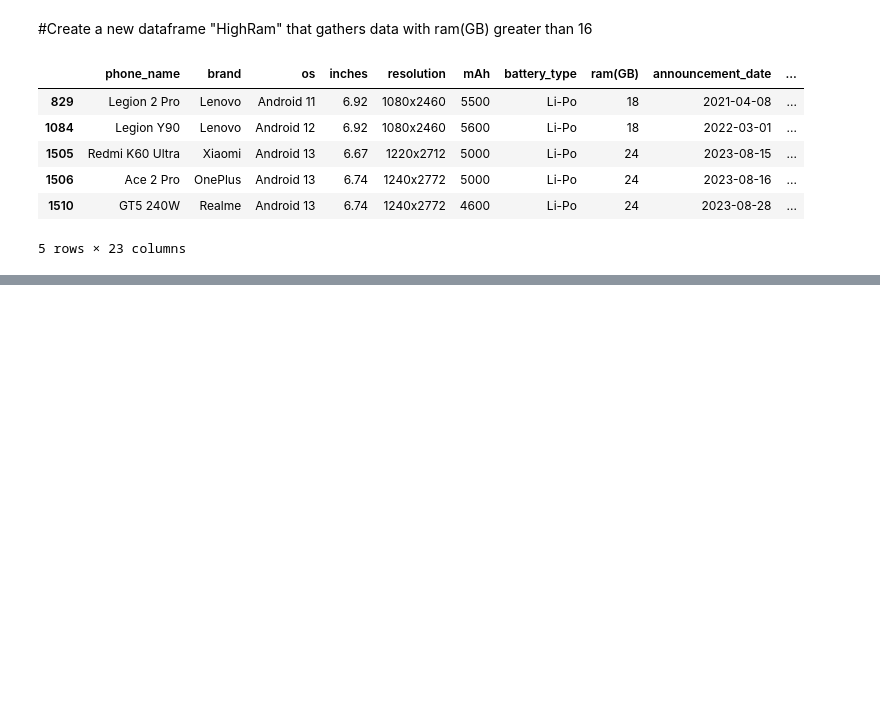
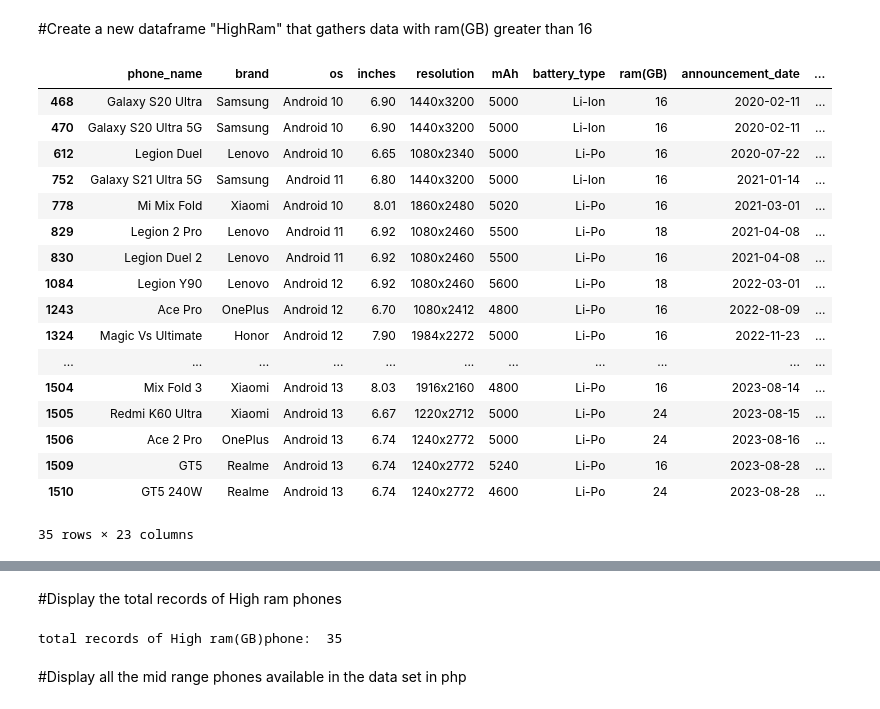
Before and after one commit to johnadornado/CPE-311, a Jupyter notebook: Seatwork_6_1_Exploratory_Data_Analysis_on_Your_Own_Dataset_.ipynb, the cells around one changed output, grey strips where cells are left out. Cells and saved outputs as stored; diff of their text form; code cells hidden in the pictures; blank space fills up the shorter version.

```diff
--- a/Seatwork_6_1_Exploratory_Data_Analysis_on_Your_Own_Dataset_.ipynb
+++ b/Seatwork_6_1_Exploratory_Data_Analysis_on_Your_Own_Dataset_.ipynb
@@ -167,14 +172,25 @@ p_data
 #Create a new dataframe "HighRam" that gathers data with ram(GB) greater than 16
 # %%
 p_data = pd.DataFrame(p_data)
-HighRam = p_data[p_data['ram(GB)'] > 16].copy()
+HighRam = p_data[p_data['ram(GB)'] >= 15].copy()
 
 HighRam
 # %% [output]
 |  | phone_name | brand | os | inches | resolution | mAh | battery_type | ram(GB) | announcement_date | ... |
+| 468 | Galaxy S20 Ultra | Samsung | Android 10 | 6.90 | 1440x3200 | 5000 | Li-Ion | 16 | 2020-02-11 | ... |
+| 470 | Galaxy S20 Ultra 5G | Samsung | Android 10 | 6.90 | 1440x3200 | 5000 | Li-Ion | 16 | 2020-02-11 | ... |
+| 612 | Legion Duel | Lenovo | Android 10 | 6.65 | 1080x2340 | 5000 | Li-Po | 16 | 2020-07-22 | ... |
+| 752 | Galaxy S21 Ultra 5G | Samsung | Android 11 | 6.80 | 1440x3200 | 5000 | Li-Ion | 16 | 2021-01-14 | ... |
+| 778 | Mi Mix Fold | Xiaomi | Android 10 | 8.01 | 1860x2480 | 5020 | Li-Po | 16 | 2021-03-01 | ... |
 | 829 | Legion 2 Pro | Lenovo | Android 11 | 6.92 | 1080x2460 | 5500 | Li-Po | 18 | 2021-04-08 | ... |
+| 830 | Legion Duel 2 | Lenovo | Android 11 | 6.92 | 1080x2460 | 5500 | Li-Po | 16 | 2021-04-08 | ... |
 | 1084 | Legion Y90 | Lenovo | Android 12 | 6.92 | 1080x2460 | 5600 | Li-Po | 18 | 2022-03-01 | ... |
+| 1243 | Ace Pro | OnePlus | Android 12 | 6.70 | 1080x2412 | 4800 | Li-Po | 16 | 2022-08-09 | ... |
+| 1324 | Magic Vs Ultimate | Honor | Android 12 | 7.90 | 1984x2272 | 5000 | Li-Po | 16 | 2022-11-23 | ... |
+| ... | ... | ... | ... | ... | ... | ... | ... | ... | ... | ... |
+| 1504 | Mix Fold 3 | Xiaomi | Android 13 | 8.03 | 1916x2160 | 4800 | Li-Po | 16 | 2023-08-14 | ... |
 | 1505 | Redmi K60 Ultra | Xiaomi | Android 13 | 6.67 | 1220x2712 | 5000 | Li-Po | 24 | 2023-08-15 | ... |
 | 1506 | Ace 2 Pro | OnePlus | Android 13 | 6.74 | 1240x2772 | 5000 | Li-Po | 24 | 2023-08-16 | ... |
+| 1509 | GT5 | Realme | Android 13 | 6.74 | 1240x2772 | 5240 | Li-Po | 16 | 2023-08-28 | ... |
 | 1510 | GT5 240W | Realme | Android 13 | 6.74 | 1240x2772 | 4600 | Li-Po | 24 | 2023-08-28 | ... |
-5 rows × 23 columns
+35 rows × 23 columns
@@ -180,0 +198,8 @@ HighRam
+# %% [markdown]
+#Display the total records of High ram phones
+# %%
+print("total records of High ram(GB)phone: ", len(HighRam))
+# %% [output]
+total records of High ram(GB)phone:  35
+# %% [markdown]
+#Display all the mid range phones available in the data set in php
```
Also changed, not shown: parts of 22 cells of this notebook.
